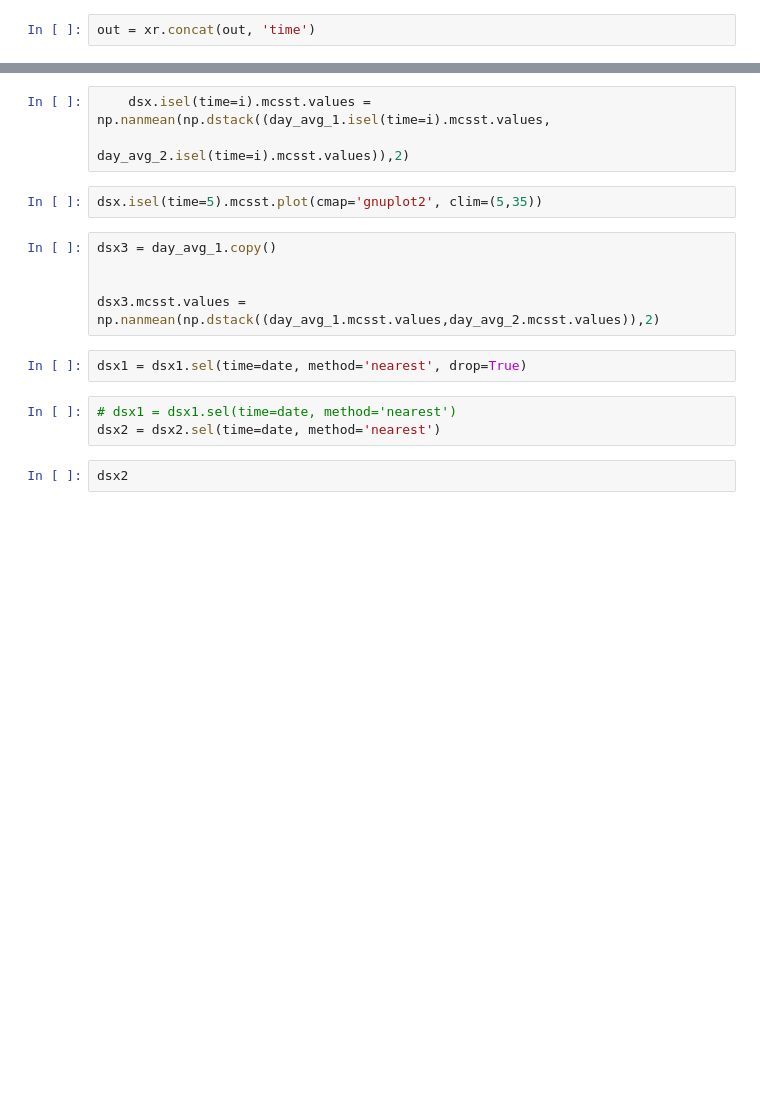
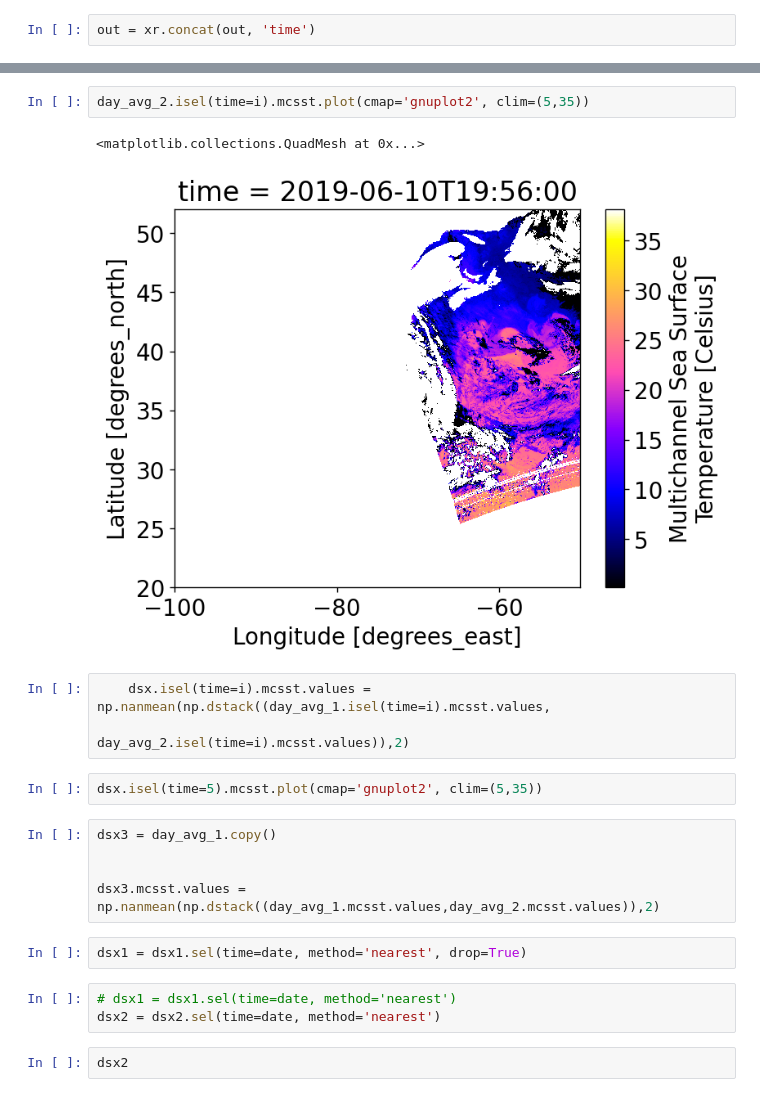
Before and after one commit to Gilaverbuch/py_sst, a Jupyter notebook: SST.ipynb, the cells around one changed output, grey strips where cells are left out. Drawn from its saved outputs; the diff is of its cells as text; blank space fills up the shorter version.

```diff
--- a/SST.ipynb
+++ b/SST.ipynb
@@ -80,3 +183,8 @@ out.isel(time=6).mcsst.plot(cmap='gnuplot2', clim=(5,35))
+# %%
+day_avg_2.isel(time=i).mcsst.plot(cmap='gnuplot2', clim=(5,35))
+# %% [output]
+<matplotlib.collections.QuadMesh at 0x...>
+[figure, added]
 # %%
     dsx.isel(time=i).mcsst.values = np.nanmean(np.dstack((day_avg_1.isel(time=i).mcsst.values,
                                                           day_avg_2.isel(time=i).mcsst.values)),2)
```
Also changed, not shown: parts of 16 cells of this notebook.
